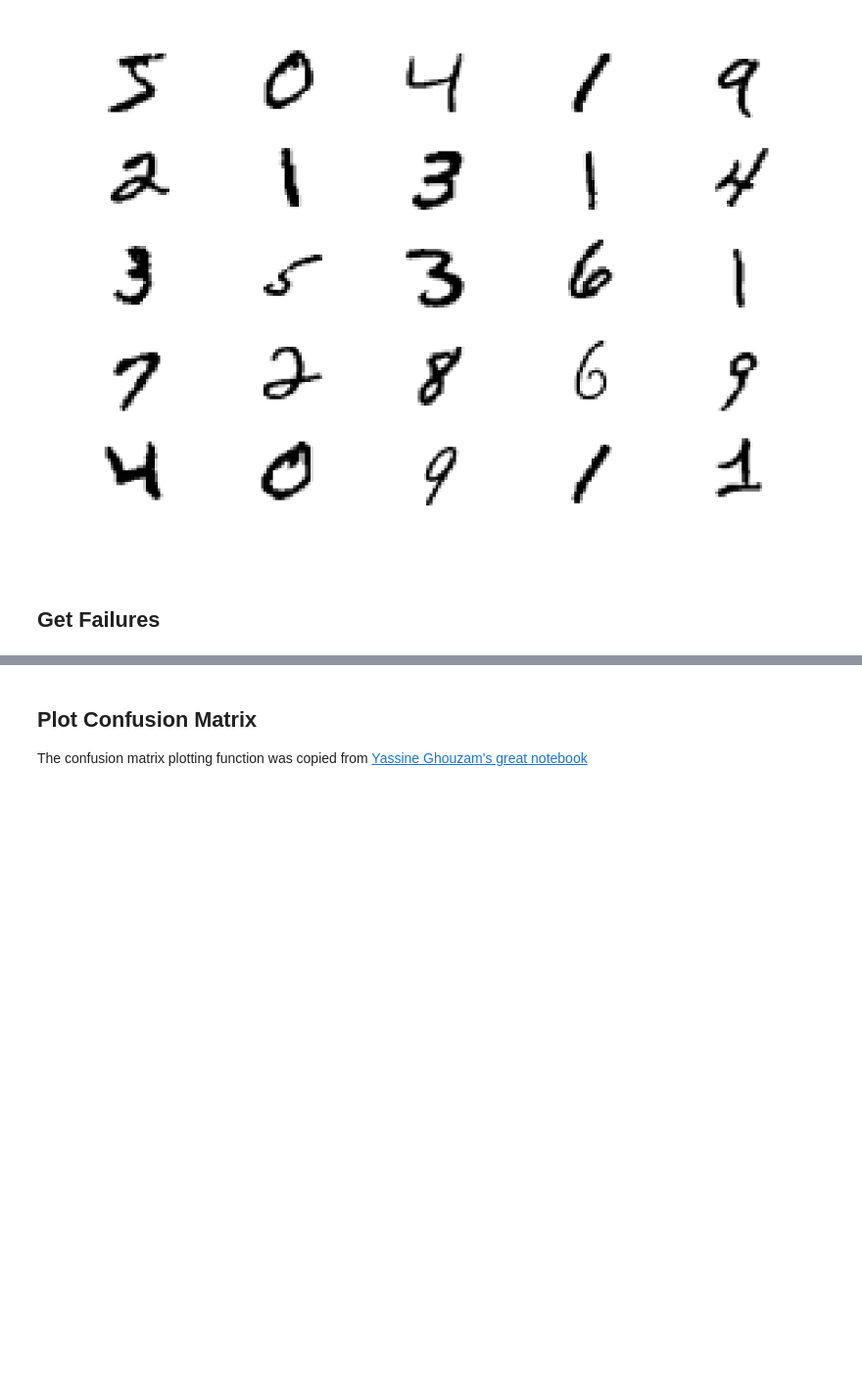
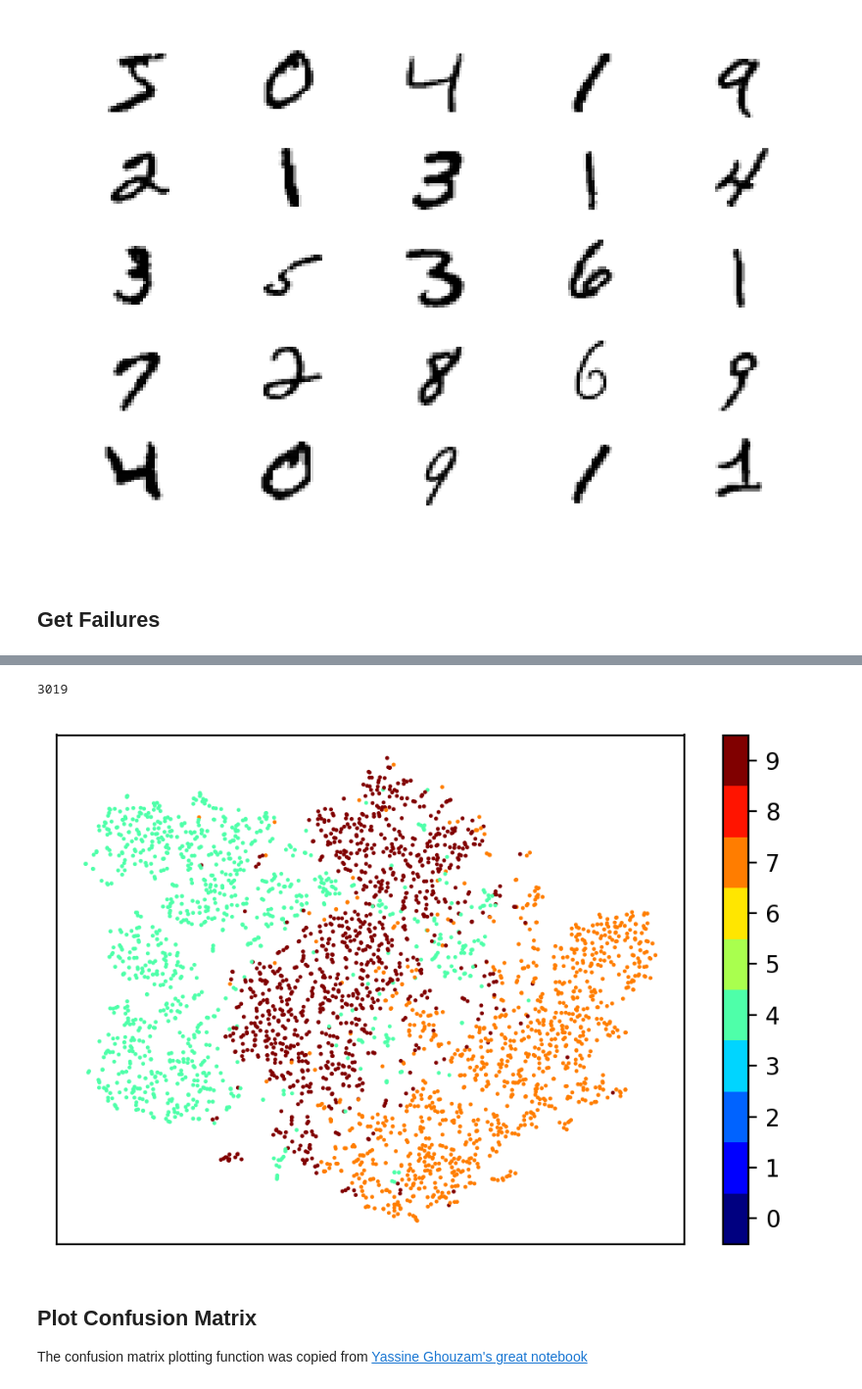
Before and after one commit to steedly/Reading, a Jupyter notebook: mnist.ipynb, the cells around one changed output, grey strips where cells are left out. Shown at 98% size. Saved outputs shown, nothing was run; the diff lists cells and outputs as text; code cells hidden in the pictures; blank space fills up the shorter version.

```diff
--- a/mnist.ipynb
+++ b/mnist.ipynb
@@ -471,3 +559,25 @@ failure_indices, output_all, target_all = get_failures(model, device, test_loade
+# %%
+lst = [4,7,9]
+fc1_sub=fc1[np.isin(target,lst),:]
+target_sub=target[np.isin(target,lst)]
+# %%
+X_embedded_sub = TSNE(n_components=2).fit_transform(fc1_sub)
+# %%
+cmap = mpl.cm.jet
+cmaplist = [cmap(i) for i in range(cmap.N)]
+cmap = mpl.colors.LinearSegmentedColormap.from_list('Custom cmap', cmaplist, N=10)
+
+cs=plt.scatter(X_embedded_sub[:,0], X_embedded_sub[:,1], s=.5, c=target_sub, cmap=cmap, norm=mpl.colors.Normalize(vmin=-0.5, vmax=9.5))
+cb = plt.colorbar(cs)
+cb.set_ticks(np.arange(0,10))
+cb.set_ticklabels(np.arange(0, 10))
+
+plt.xticks([])
+plt.yticks([])
+len(target_sub)
+# %% [output]
+3019
+[figure, added]
 # %% [markdown]
 ## Plot Confusion Matrix
 The confusion matrix plotting function was copied from [Yassine Ghouzam's great notebook](https://www.kaggle.com/yassineghouzam/introduction-to-cnn-keras-0-997-top-6)
```
Also changed, not shown: parts of 18 cells of this notebook, 1 other file.
